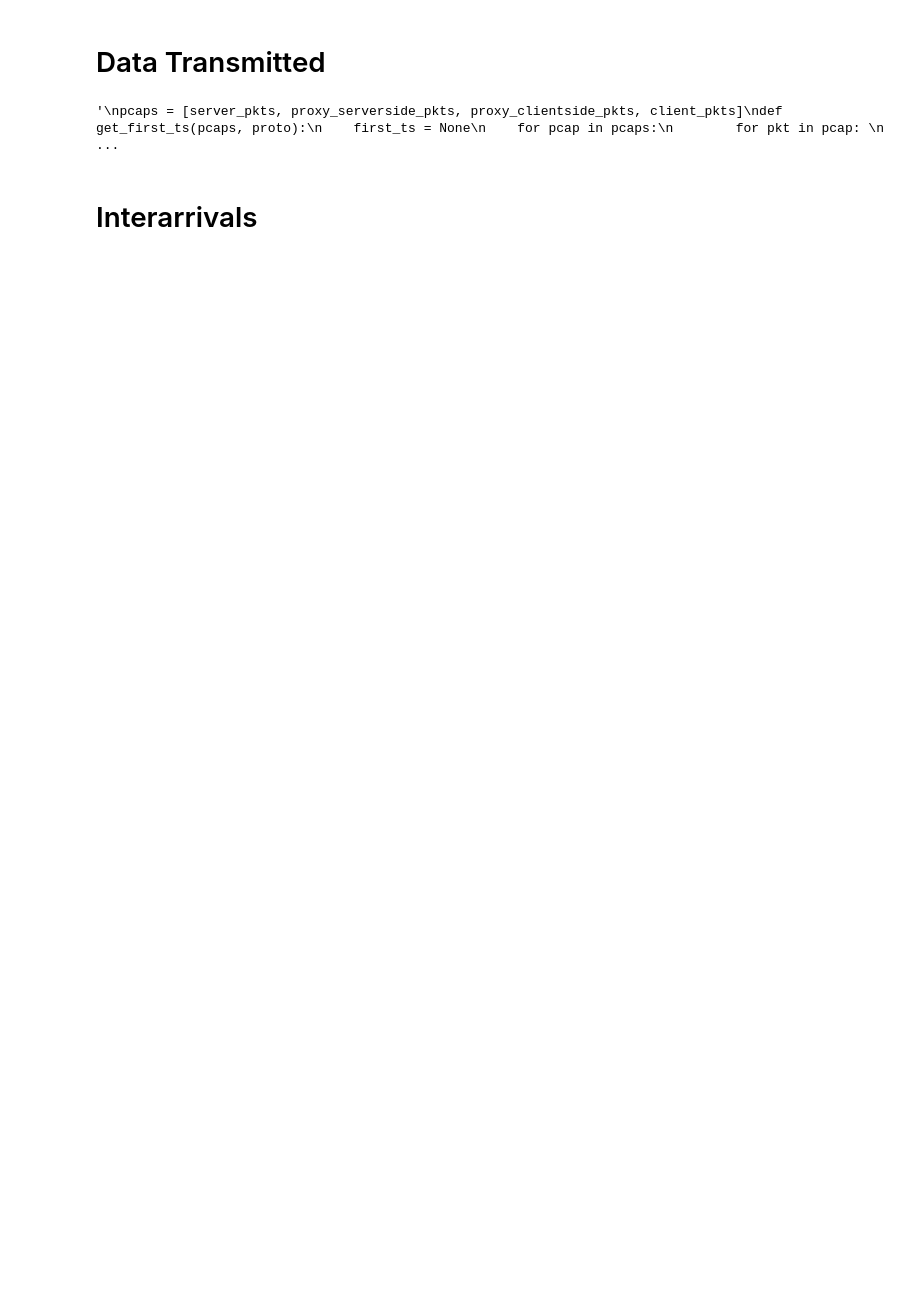
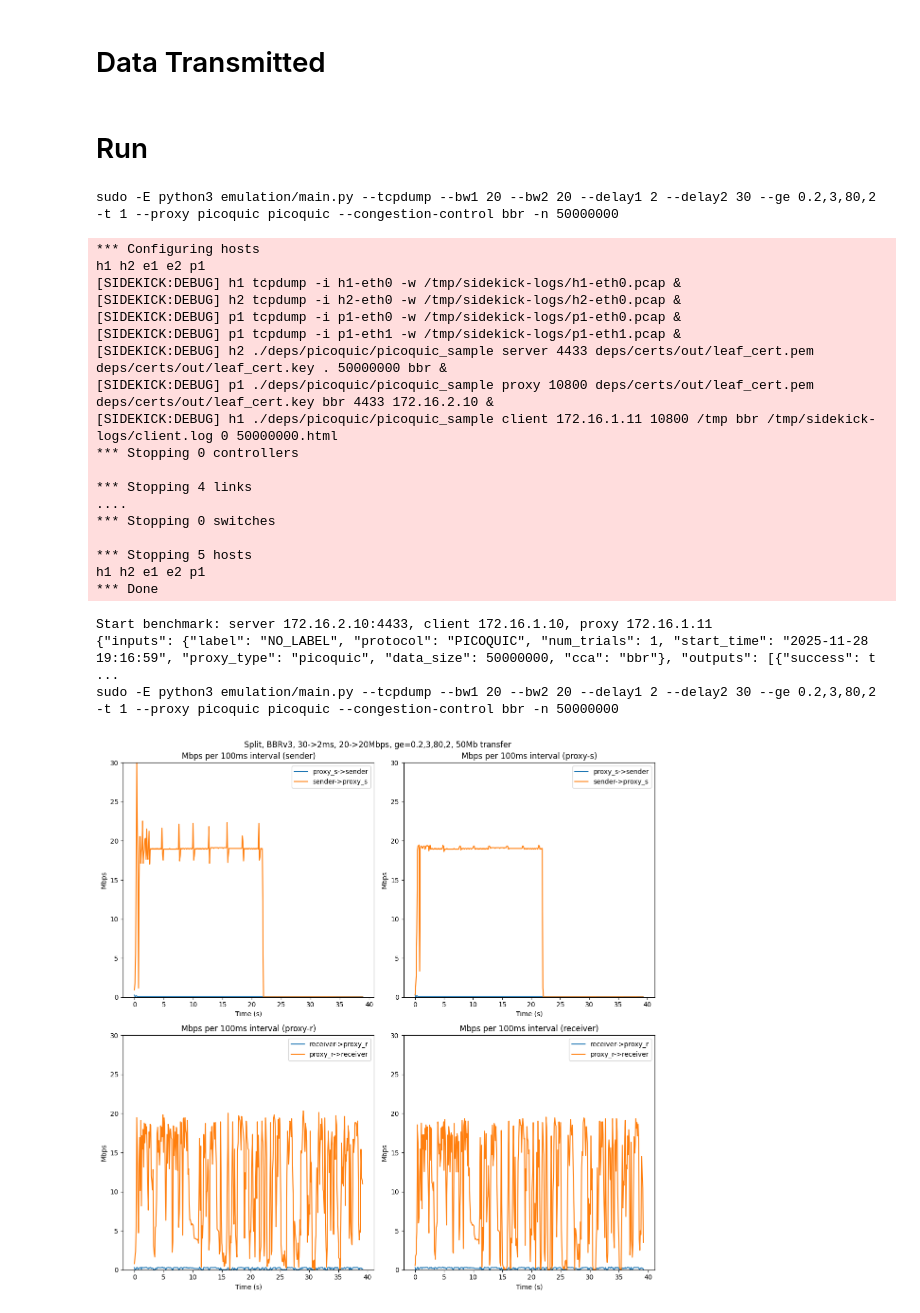
Before and after one commit to StanfordSNR/sidekick-downloads, a Jupyter notebook: notebook/debugging_pcaps.ipynb, the cells around one changed output. Drawn from its saved outputs; the diff is of its cells as text; code cells hidden in the pictures; blank space fills up the shorter version.

Commit message:
caching some debugging code (not for general release)

```diff
--- a/notebook/debugging_pcaps.ipynb
+++ b/notebook/debugging_pcaps.ipynb
@@ -23,25 +22,6 @@ labels = {
 }
 # %% [markdown]
 # Data Transmitted
-# %%
-'''
-pcaps = [server_pkts, proxy_serverside_pkts, proxy_clientside_pkts, client_pkts]
-def get_first_ts(pcaps, proto):
-    first_ts = None
-    for pcap in pcaps:
-        for pkt in pcap:
-            if (IP in pcap and proto in pcap):
-                if not first_ts:
-                    first_ts = pkt.time
-                else:
-                    first_ts = min(first_ts, pkt.time)
-                break
-    return first_ts
-
-first_ts = get_first_ts(pcaps, UDP)
-'''
-# %% [output]
-'\npcaps = [server_pkts, proxy_serverside_pkts, proxy_clientside_pkts, client_pkts]\ndef get_first_ts(pcaps, proto):\n    first_ts = None\n    for pcap in pcaps:\n        for pkt in pcap: \n           ...
 # %%
 BIN_SIZE = 0.1 # 100ms
 
@@ -58,7 +38,9 @@ def bytes_ts(pcap, proto=UDP):
 
         bin_idx = int((pkt.time - first_ts) // BIN_SIZE)
         size = len(bytes(pkt[proto].payload))
-        key = f"{labels[pkt[IP].src]}->{labels[pkt[IP].dst]}"
+        src = pkt[IP].src if pkt[IP].src not in labels else labels[pkt[IP].src]
+        dst = pkt[IP].dst if pkt[IP].dst not in labels else labels[pkt[IP].dst]
+        key = f"{src}->{dst}"
         if key not in series:
             series[key] = {}
         series[key][bin_idx] = series[key].get(bin_idx, 0) + size
@@ -113,2 +110,2 @@ plt.show()
 # %% [markdown]
-# Interarrivals
+# Run
@@ -165,0 +112,45 @@ plot_ts(client_ts, "Client")
+# %%
+bw1 = 20
+bw2 = 20
+delay2 = 30
+delay1 = 2
+ge = "0.2,3,80,2"
+mbyte = 50
+bytes_ = int(mbyte * 1_000_000)
+
+cmd = (f"sudo -E python3 emulation/main.py --tcpdump "
+          f"--bw1 {bw1} --bw2 {bw2} --delay1 {delay1} --delay2 {delay2} "
+          f"--ge {ge} -t 1 "
+          f"--proxy picoquic "
+          f"picoquic "
+          f"--congestion-control bbr "
+          f"-n {bytes_}")
+print(cmd)
+res = subprocess.run(cmd, capture_output=False, text=True, shell=True)
+print(cmd)
+
+plot_all(f"Split, BBRv3, {delay2}->{delay1}ms, {bw2}->{bw1}Mbps, ge={ge}, {mbyte}Mb transfer")
+# %% [output]
+sudo -E python3 emulation/main.py --tcpdump --bw1 20 --bw2 20 --delay1 2 --delay2 30 --ge 0.2,3,80,2 -t 1 --proxy picoquic picoquic --congestion-control bbr -n 50000000
+*** Configuring hosts
+h1 h2 e1 e2 p1
+[SIDEKICK:DEBUG] h1 tcpdump -i h1-eth0 -w /tmp/sidekick-logs/h1-eth0.pcap &
+[SIDEKICK:DEBUG] h2 tcpdump -i h2-eth0 -w /tmp/sidekick-logs/h2-eth0.pcap &
+[SIDEKICK:DEBUG] p1 tcpdump -i p1-eth0 -w /tmp/sidekick-logs/p1-eth0.pcap &
+[SIDEKICK:DEBUG] p1 tcpdump -i p1-eth1 -w /tmp/sidekick-logs/p1-eth1.pcap &
+[SIDEKICK:DEBUG] h2 ./deps/picoquic/picoquic_sample server 4433 deps/certs/out/leaf_cert.pem deps/certs/out/leaf_cert.key . 50000000 bbr &
+[SIDEKICK:DEBUG] p1 ./deps/picoquic/picoquic_sample proxy 10800 deps/certs/out/leaf_cert.pem deps/certs/out/leaf_cert.key bbr 4433 172.16.2.10 &
+[SIDEKICK:DEBUG] h1 ./deps/picoquic/picoquic_sample client 172.16.1.11 10800 /tmp bbr /tmp/sidekick-logs/client.log 0 50000000.html
+*** Stopping 0 controllers
+
+*** Stopping 4 links
+....
+*** Stopping 0 switches
+
+*** Stopping 5 hosts
+h1 h2 e1 e2 p1
+*** Done
+Start benchmark: server 172.16.2.10:4433, client 172.16.1.10, proxy 172.16.1.11
+{"inputs": {"label": "NO_LABEL", "protocol": "PICOQUIC", "num_trials": 1, "start_time": "2025-11-28 19:16:59", "proxy_type": "picoquic", "data_size": 50000000, "cca": "bbr"}, "outputs": [{"success": t ...
+sudo -E python3 emulation/main.py --tcpdump --bw1 20 --bw2 20 --delay1 2 --delay2 30 --ge 0.2,3,80,2 -t 1 --proxy picoquic picoquic --congestion-control bbr -n 50000000
+[figure, added]
```
Also changed, not shown: parts of 31 cells of this notebook, 6 other files.
